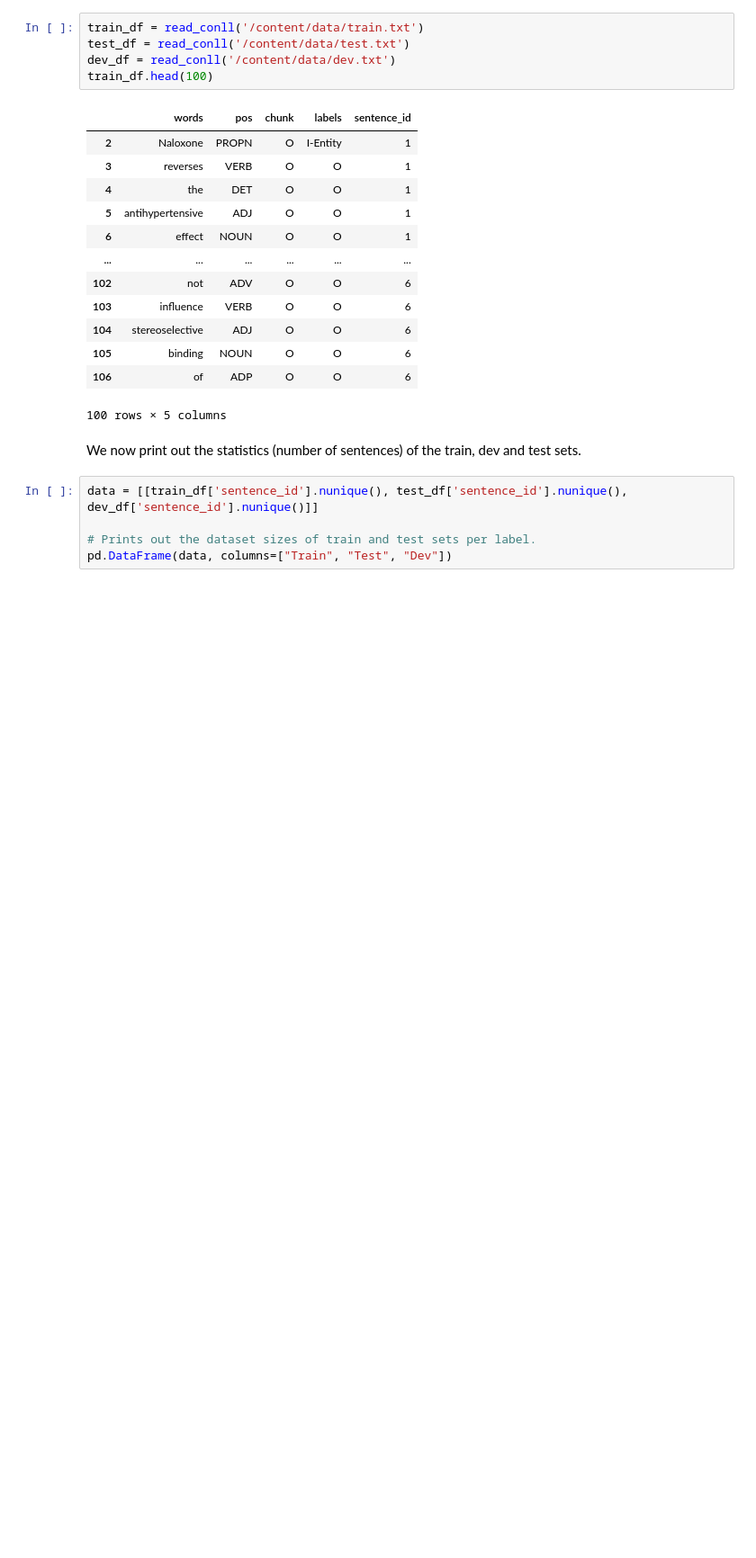
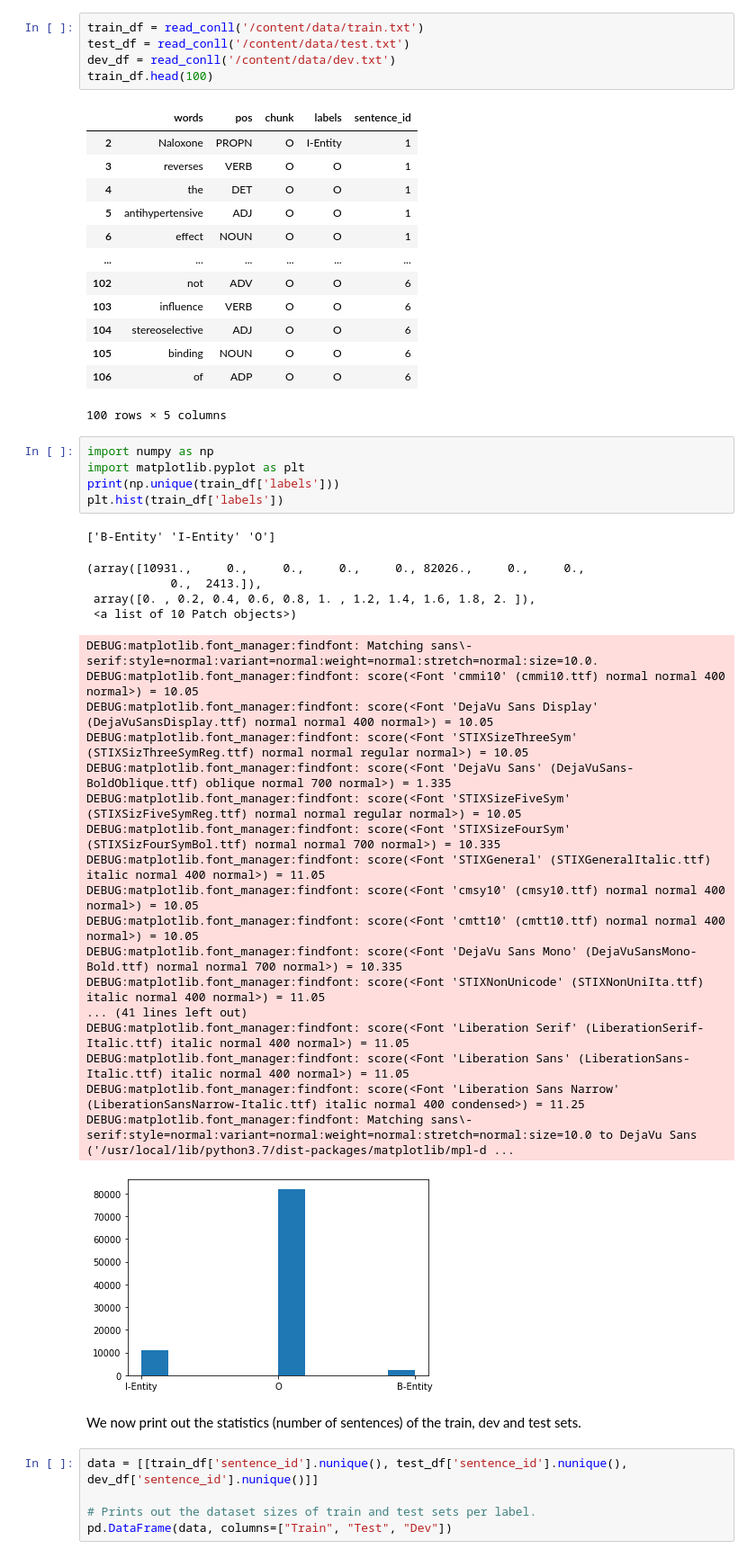
Before and after one commit to sohiniroych/BioBERT_Named_Entity_Recognition, a Jupyter notebook: Named_Entity_Recognition_BC5CDR_for_medical_data.ipynb, the cells around one changed output. Shown: that part at 90% size. Cells and saved outputs as stored; diff of their text form; blank space fills up the shorter version.

```diff
--- a/Named_Entity_Recognition_BC5CDR_for_medical_data.ipynb
+++ b/Named_Entity_Recognition_BC5CDR_for_medical_data.ipynb
@@ -98,6 +97,35 @@ train_df.head(100)
 | 105 | binding | NOUN | O | O | 6 |
 | 106 | of | ADP | O | O | 6 |
 100 rows × 5 columns
+# %%
+import numpy as np
+import matplotlib.pyplot as plt
+print(np.unique(train_df['labels']))
+plt.hist(train_df['labels'])
+# %% [output]
+['B-Entity' 'I-Entity' 'O']
+(array([10931.,     0.,     0.,     0.,     0., 82026.,     0.,     0.,
+            0.,  2413.]),
+ array([0. , 0.2, 0.4, 0.6, 0.8, 1. , 1.2, 1.4, 1.6, 1.8, 2. ]),
+ <a list of 10 Patch objects>)
+DEBUG:matplotlib.font_manager:findfont: Matching sans\-serif:style=normal:variant=normal:weight=normal:stretch=normal:size=10.0.
+DEBUG:matplotlib.font_manager:findfont: score(<Font 'cmmi10' (cmmi10.ttf) normal normal 400 normal>) = 10.05
+DEBUG:matplotlib.font_manager:findfont: score(<Font 'DejaVu Sans Display' (DejaVuSansDisplay.ttf) normal normal 400 normal>) = 10.05
+DEBUG:matplotlib.font_manager:findfont: score(<Font 'STIXSizeThreeSym' (STIXSizThreeSymReg.ttf) normal normal regular normal>) = 10.05
+DEBUG:matplotlib.font_manager:findfont: score(<Font 'DejaVu Sans' (DejaVuSans-BoldOblique.ttf) oblique normal 700 normal>) = 1.335
+DEBUG:matplotlib.font_manager:findfont: score(<Font 'STIXSizeFiveSym' (STIXSizFiveSymReg.ttf) normal normal regular normal>) = 10.05
+DEBUG:matplotlib.font_manager:findfont: score(<Font 'STIXSizeFourSym' (STIXSizFourSymBol.ttf) normal normal 700 normal>) = 10.335
+DEBUG:matplotlib.font_manager:findfont: score(<Font 'STIXGeneral' (STIXGeneralItalic.ttf) italic normal 400 normal>) = 11.05
+DEBUG:matplotlib.font_manager:findfont: score(<Font 'cmsy10' (cmsy10.ttf) normal normal 400 normal>) = 10.05
+DEBUG:matplotlib.font_manager:findfont: score(<Font 'cmtt10' (cmtt10.ttf) normal normal 400 normal>) = 10.05
+DEBUG:matplotlib.font_manager:findfont: score(<Font 'DejaVu Sans Mono' (DejaVuSansMono-Bold.ttf) normal normal 700 normal>) = 10.335
+DEBUG:matplotlib.font_manager:findfont: score(<Font 'STIXNonUnicode' (STIXNonUniIta.ttf) italic normal 400 normal>) = 11.05
+... (41 lines left out)
+DEBUG:matplotlib.font_manager:findfont: score(<Font 'Liberation Serif' (LiberationSerif-Italic.ttf) italic normal 400 normal>) = 11.05
+DEBUG:matplotlib.font_manager:findfont: score(<Font 'Liberation Sans' (LiberationSans-Italic.ttf) italic normal 400 normal>) = 11.05
+DEBUG:matplotlib.font_manager:findfont: score(<Font 'Liberation Sans Narrow' (LiberationSansNarrow-Italic.ttf) italic normal 400 condensed>) = 11.25
+DEBUG:matplotlib.font_manager:findfont: Matching sans\-serif:style=normal:variant=normal:weight=normal:stretch=normal:size=10.0 to DejaVu Sans ('/usr/local/lib/python3.7/dist-packages/matplotlib/mpl-d ...
+[figure, added]
 # %% [markdown]
 We now print out the statistics (number of sentences) of the train, dev and test sets.
 # %%
```
Also changed, not shown: parts of 9 cells of this notebook.
